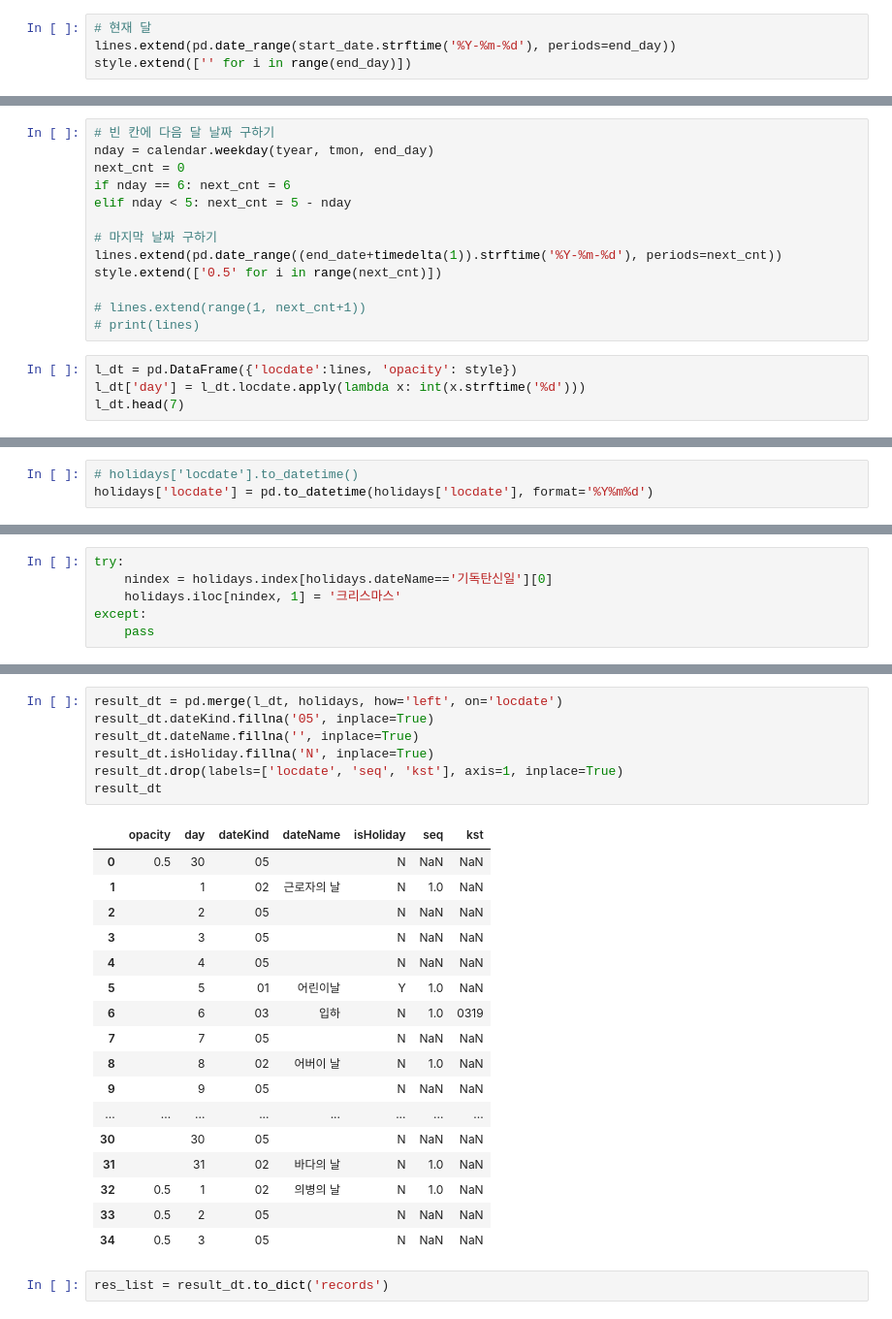
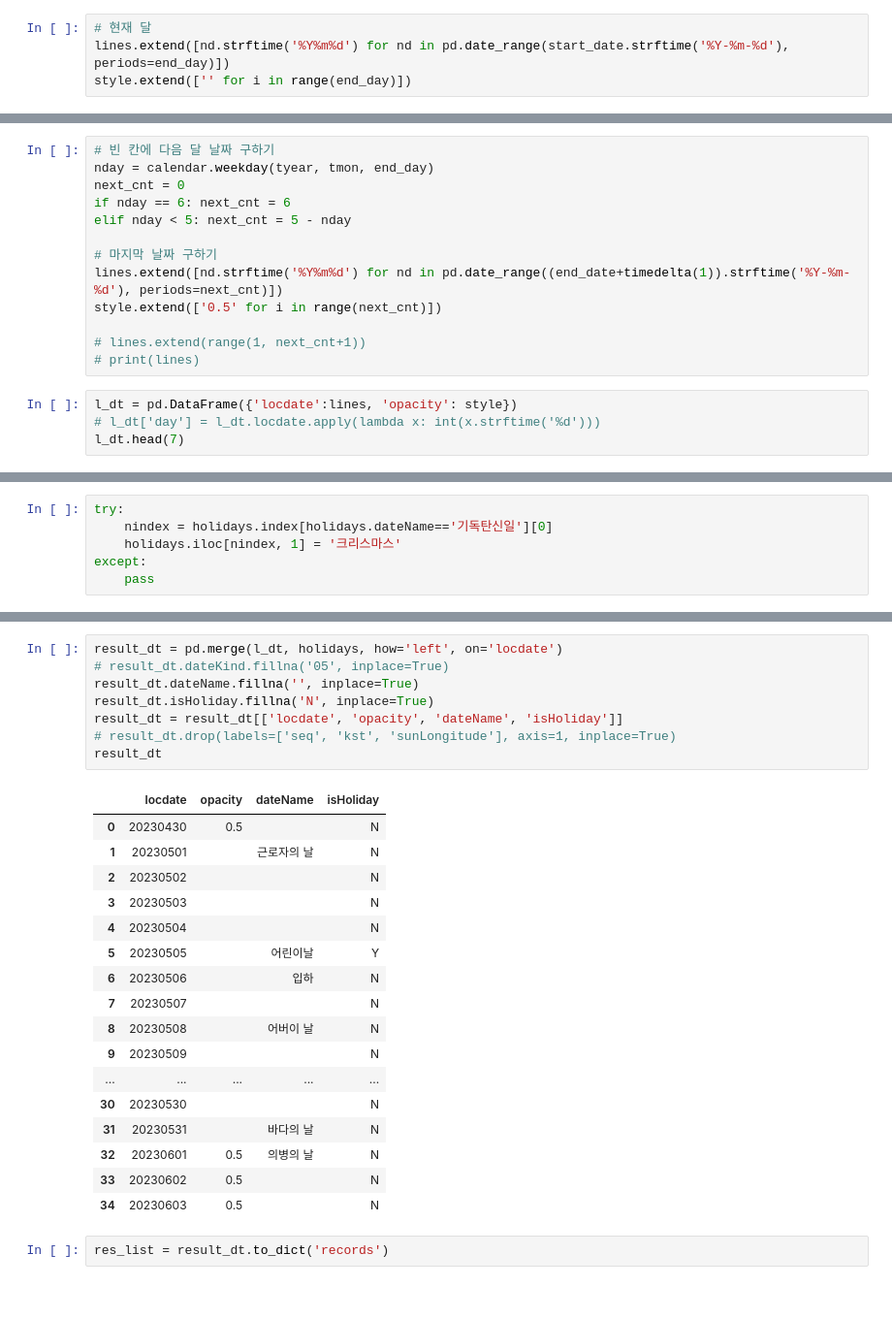
Before and after one commit to ssmpet/DataAnalysis_Lecture-2023.04, a Jupyter notebook: 07.FlaskWeb/schedule_module/calendar_util.ipynb, the cells around one changed output, grey strips where cells are left out. Shown at 97% size. Drawn from its saved outputs; the diff is of its cells as text.

```diff
--- a/07.FlaskWeb/schedule_module/calendar_util.ipynb
+++ b/07.FlaskWeb/schedule_module/calendar_util.ipynb
@@ -63,7 +59,7 @@ print(style)
 ['0.5']
 # %%
 # 현재 달
-lines.extend(pd.date_range(start_date.strftime('%Y-%m-%d'), periods=end_day))
+lines.extend([nd.strftime('%Y%m%d') for nd in pd.date_range(start_date.strftime('%Y-%m-%d'), periods=end_day)])
 style.extend(['' for i in range(end_day)])
 # %%
 # lines.extend(range(1, end_day+1))
@@ -80,13 +76,13 @@ if nday == 6: next_cnt = 6
 elif nday < 5: next_cnt = 5 - nday
 
 # 마지막 날짜 구하기
-lines.extend(pd.date_range((end_date+timedelta(1)).strftime('%Y-%m-%d'), periods=next_cnt))
+lines.extend([nd.strftime('%Y%m%d') for nd in pd.date_range((end_date+timedelta(1)).strftime('%Y-%m-%d'), periods=next_cnt)])
 style.extend(['0.5' for i in range(next_cnt)])
 
 # lines.extend(range(1, next_cnt+1))
 # print(lines)
 # %%
 l_dt = pd.DataFrame({'locdate':lines, 'opacity': style})
-l_dt['day'] = l_dt.locdate.apply(lambda x: int(x.strftime('%d')))
+# l_dt['day'] = l_dt.locdate.apply(lambda x: int(x.strftime('%d')))
 l_dt.head(7)
 # %% [output]
@@ -343,3 +316,0 @@ holidays['locdate'] = holidays['locdate'].astype(str)
-# %%
-# holidays['locdate'].to_datetime()
-holidays['locdate'] = pd.to_datetime(holidays['locdate'], format='%Y%m%d')
@@ -391,28 +353,29 @@ Name: locdate, dtype: datetime64[ns]
 # %%
 result_dt = pd.merge(l_dt, holidays, how='left', on='locdate')
-result_dt.dateKind.fillna('05', inplace=True)
+# result_dt.dateKind.fillna('05', inplace=True)
 result_dt.dateName.fillna('', inplace=True)
 result_dt.isHoliday.fillna('N', inplace=True)
-result_dt.drop(labels=['locdate', 'seq', 'kst'], axis=1, inplace=True)
+result_dt = result_dt[['locdate', 'opacity', 'dateName', 'isHoliday']]
+# result_dt.drop(labels=['seq', 'kst', 'sunLongitude'], axis=1, inplace=True)
 result_dt
 # %% [output]
-|  | opacity | day | dateKind | dateName | isHoliday | seq | kst |
-| 0 | 0.5 | 30 | 05 |  | N | NaN | NaN |
-| 1 |  | 1 | 02 | 근로자의 날 | N | 1.0 | NaN |
-| 2 |  | 2 | 05 |  | N | NaN | NaN |
-| 3 |  | 3 | 05 |  | N | NaN | NaN |
-| 4 |  | 4 | 05 |  | N | NaN | NaN |
-| 5 |  | 5 | 01 | 어린이날 | Y | 1.0 | NaN |
-| 6 |  | 6 | 03 | 입하 | N | 1.0 | 0319 |
-| 7 |  | 7 | 05 |  | N | NaN | NaN |
-| 8 |  | 8 | 02 | 어버이 날 | N | 1.0 | NaN |
-| 9 |  | 9 | 05 |  | N | NaN | NaN |
-| ... | ... | ... | ... | ... | ... | ... | ... |
-| 30 |  | 30 | 05 |  | N | NaN | NaN |
-| 31 |  | 31 | 02 | 바다의 날 | N | 1.0 | NaN |
-| 32 | 0.5 | 1 | 02 | 의병의 날 | N | 1.0 | NaN |
-| 33 | 0.5 | 2 | 05 |  | N | NaN | NaN |
-| 34 | 0.5 | 3 | 05 |  | N | NaN | NaN |
+|  | locdate | opacity | dateName | isHoliday |
+| 0 | 20230430 | 0.5 |  | N |
+| 1 | 20230501 |  | 근로자의 날 | N |
+| 2 | 20230502 |  |  | N |
+| 3 | 20230503 |  |  | N |
+| 4 | 20230504 |  |  | N |
+| 5 | 20230505 |  | 어린이날 | Y |
+| 6 | 20230506 |  | 입하 | N |
+| 7 | 20230507 |  |  | N |
+| 8 | 20230508 |  | 어버이 날 | N |
+| 9 | 20230509 |  |  | N |
+| ... | ... | ... | ... | ... |
+| 30 | 20230530 |  |  | N |
+| 31 | 20230531 |  | 바다의 날 | N |
+| 32 | 20230601 | 0.5 | 의병의 날 | N |
+| 33 | 20230602 | 0.5 |  | N |
+| 34 | 20230603 | 0.5 |  | N |
 # %%
 res_list = result_dt.to_dict('records')
 # %%
```
Also changed, not shown: parts of 18 cells of this notebook, 5 other files.
